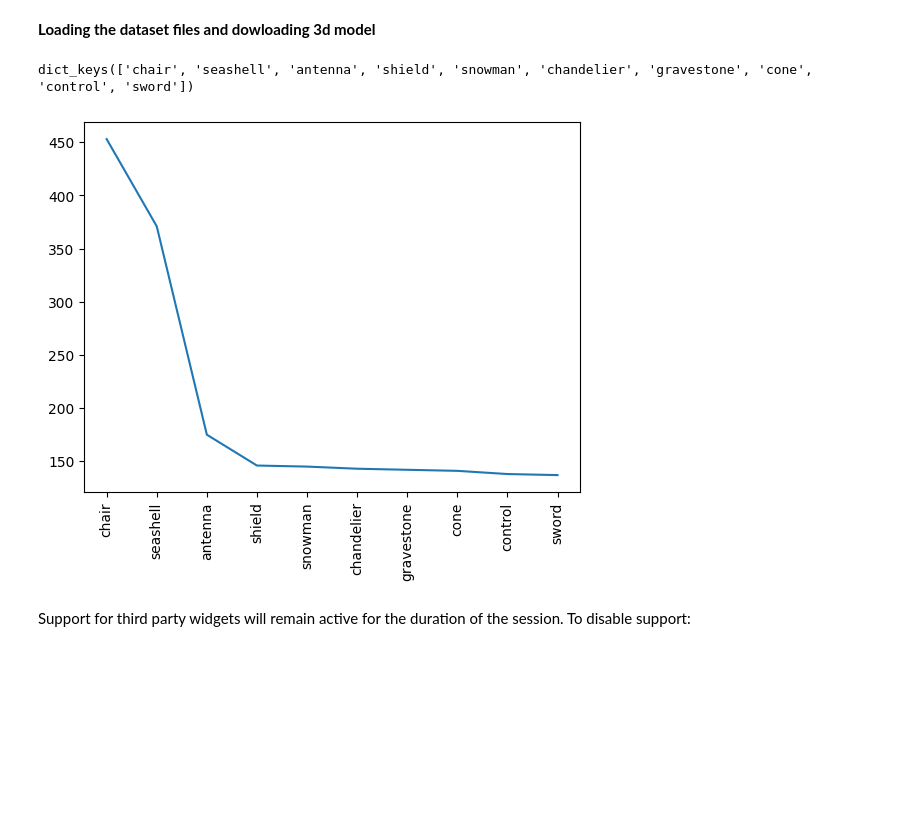
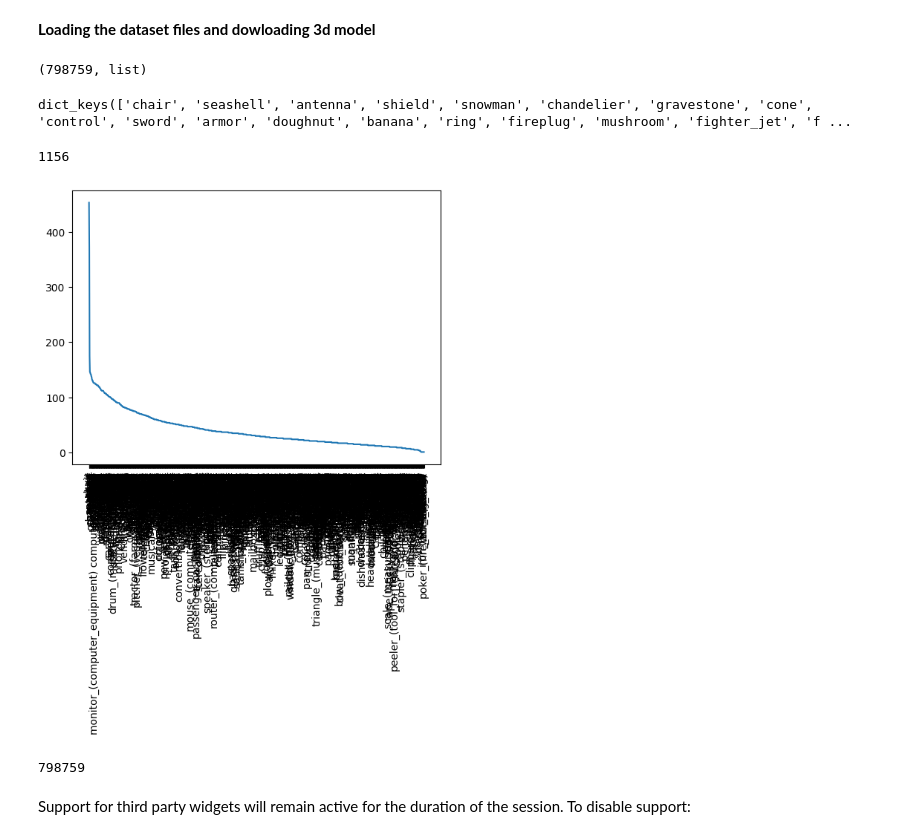
Before and after one commit to Rohit-Roby/Project, a Jupyter notebook: preprocessing.ipynb, the cells around one changed output. Drawn from its saved outputs; the diff is of its cells as text; code cells hidden in the pictures; blank space fills up the shorter version.

```diff
--- a/preprocessing.ipynb
+++ b/preprocessing.ipynb
@@ -46,24 +46,31 @@ import torchsummary
 # %% [markdown]
 **Loading the dataset files and dowloading 3d model**
+# %%
+#loading Uids
+uids = objaverse.load_uids()
+len(uids), type(uids)
+# %% [output]
+(798759, list)
 # %%
-#loading Uids
-uids = objaverse.load_uids()
-len(uids), type(uids)
 
 # lvis_annotations
 lvis_annotations = objaverse.load_lvis_annotations()
 
 # Sort the dictionary by value in descending order and select the top 20 items
-top_10_items = dict(sorted(lvis_annotations.items(), key=lambda item: len(item[1]), reverse=True)[:10])
-top_10_items.keys()
+items = dict(sorted(lvis_annotations.items(), key=lambda item: len(item[1]), reverse=True))
+items.keys()
 # %% [output]
-dict_keys(['chair', 'seashell', 'antenna', 'shield', 'snowman', 'chandelier', 'gravestone', 'cone', 'control', 'sword'])
+dict_keys(['chair', 'seashell', 'antenna', 'shield', 'snowman', 'chandelier', 'gravestone', 'cone', 'control', 'sword', 'armor', 'doughnut', 'banana', 'ring', 'fireplug', 'mushroom', 'fighter_jet', 'f ...
+# %%
+len(items)
+# %% [output]
+1156
 # %%
 
 # Plot the keys against the lengths of the values
 plt.xticks(rotation='vertical')
-plt.plot(list(top_10_items.keys()), [len(value) for value in top_10_items.values()])
+plt.plot(list(items.keys()), [len(value) for value in items.values()])
 plt.show()
 # %% [output]
-[figure, old version]
+[figure, new version]
 # %%
@@ -74,3 +81,7 @@ for uid_list in top_10_items.values():
+# %%
+len(uids)
+# %% [output]
+798759
 # %%
 from google.colab import output
 output.enable_custom_widget_manager()
```
Also changed, not shown: parts of 63 cells of this notebook.
